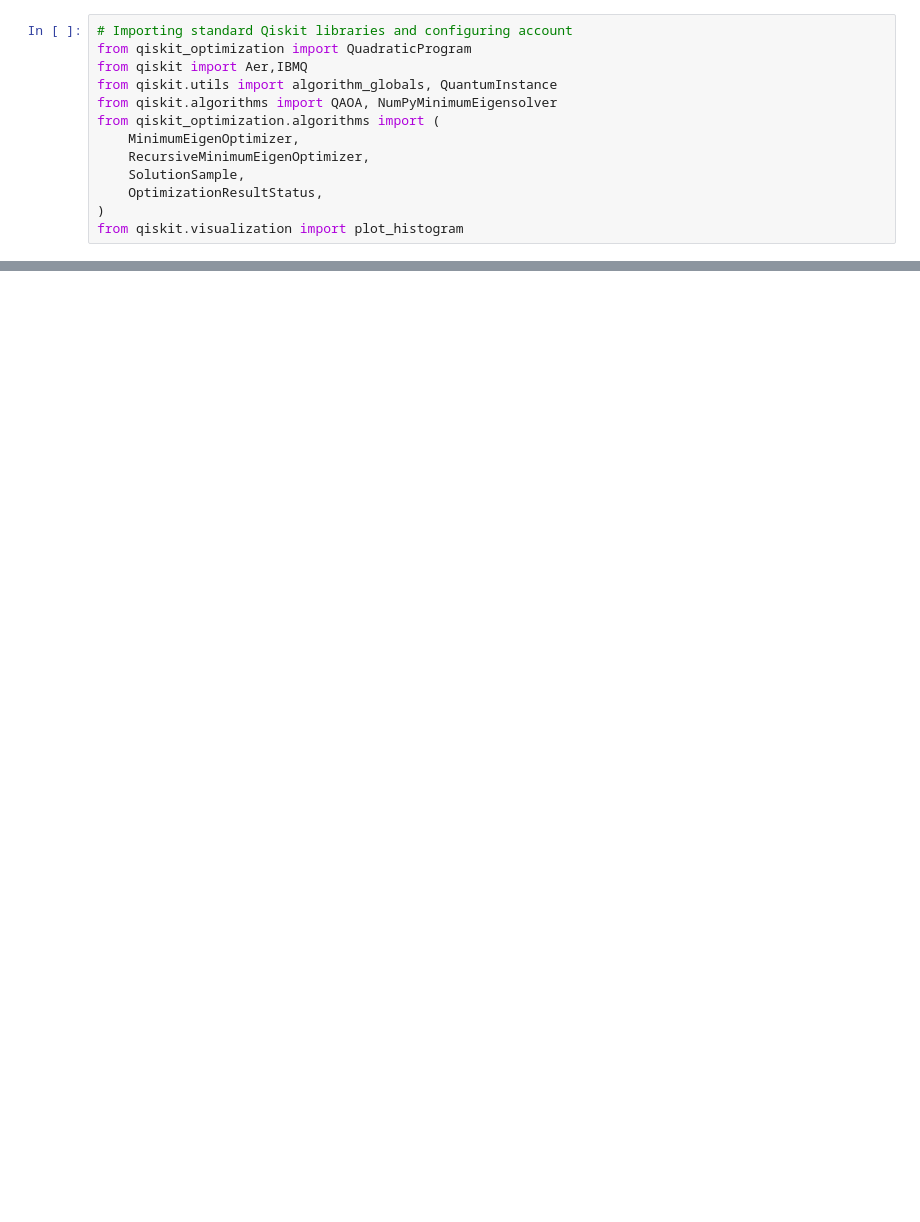
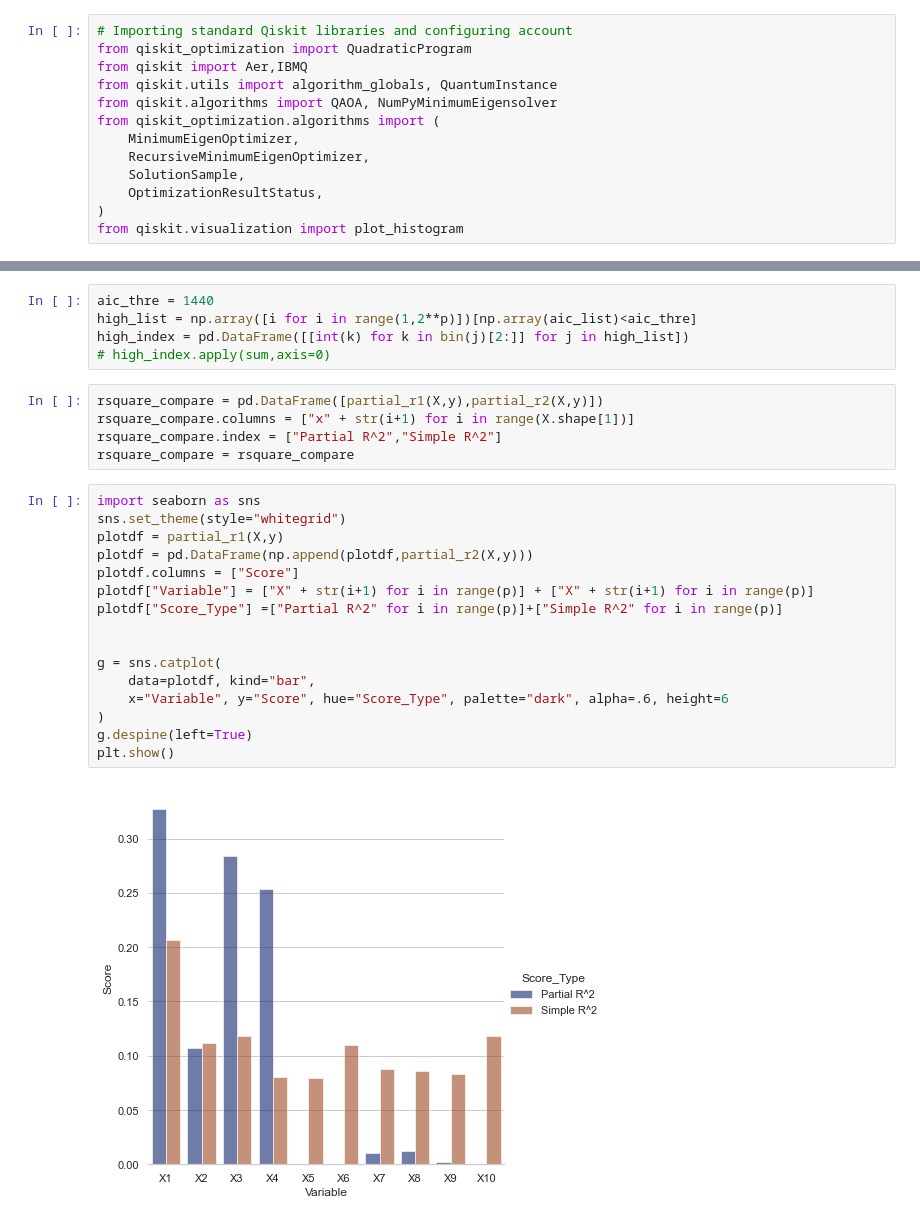
Before and after one commit to Intern-yunshin-cho/QAOA_VS, a Jupyter notebook: notebook/QAOA.ipynb, the cells around one changed output, grey strips where cells are left out. Drawn from its saved outputs; the diff is of its cells as text; blank space fills up the shorter version.

```diff
--- a/notebook/QAOA.ipynb
+++ b/notebook/QAOA.ipynb
@@ -31,0 +150,28 @@ from qiskit.visualization import plot_histogram
+# %%
+aic_thre = 1440
+high_list = np.array([i for i in range(1,2**p)])[np.array(aic_list)<aic_thre]
+high_index = pd.DataFrame([[int(k) for k in bin(j)[2:]] for j in high_list])
+# high_index.apply(sum,axis=0)
+# %%
+rsquare_compare = pd.DataFrame([partial_r1(X,y),partial_r2(X,y)])
+rsquare_compare.columns = ["x" + str(i+1) for i in range(X.shape[1])]
+rsquare_compare.index = ["Partial R^2","Simple R^2"]
+rsquare_compare = rsquare_compare
+# %%
+import seaborn as sns
+sns.set_theme(style="whitegrid")
+plotdf = partial_r1(X,y)
+plotdf = pd.DataFrame(np.append(plotdf,partial_r2(X,y)))
+plotdf.columns = ["Score"]
+plotdf["Variable"] = ["X" + str(i+1) for i in range(p)] + ["X" + str(i+1) for i in range(p)]
+plotdf["Score_Type"] =["Partial R^2" for i in range(p)]+["Simple R^2" for i in range(p)]
+
+
+g = sns.catplot(
+    data=plotdf, kind="bar",
+    x="Variable", y="Score", hue="Score_Type", palette="dark", alpha=.6, height=6
+)
+g.despine(left=True)
+plt.show()
+# %% [output]
+[figure, added]
```
Also changed, not shown: parts of 16 cells of this notebook, 4 other files.
